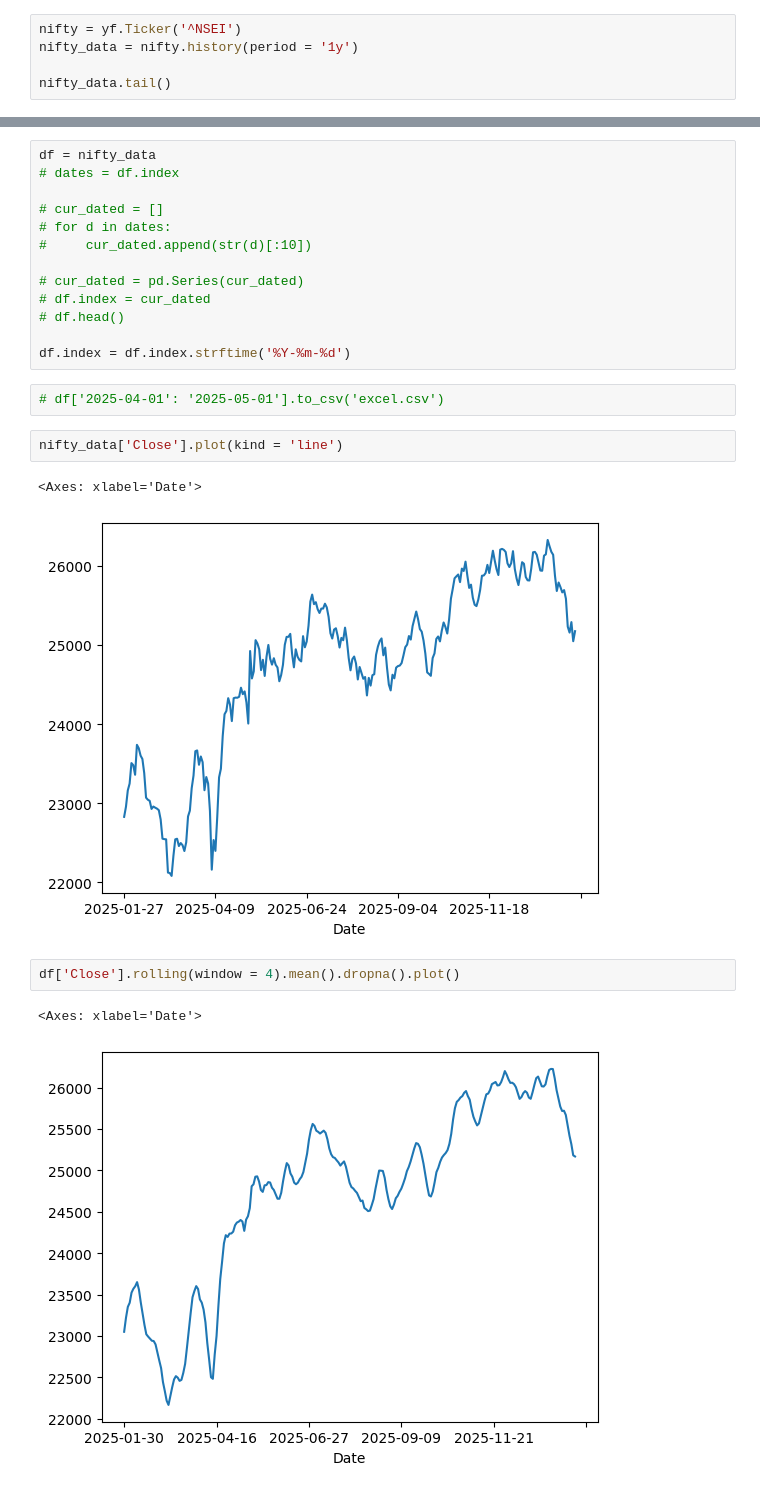
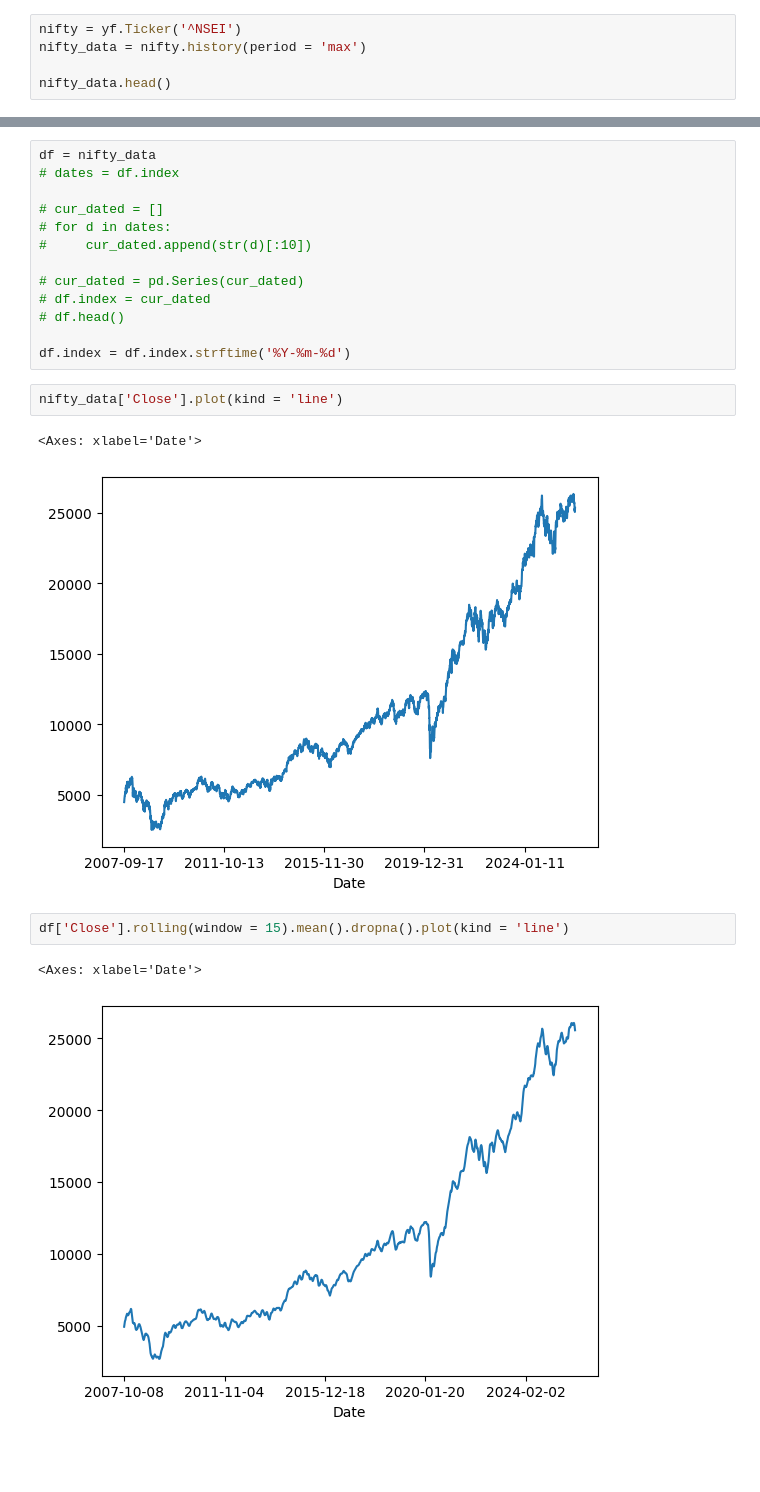
Before and after one commit to RDC28/ds-notes, a Jupyter notebook: Time Series/time_series.ipynb, the cells around one changed output, grey strips where cells are left out. Cells and saved outputs as stored; diff of their text form; blank space fills up the shorter version.

```diff
--- a/Time Series/time_series.ipynb
+++ b/Time Series/time_series.ipynb
@@ -4,9 +4,9 @@ import pandas as pd
 import yfinance as yf
 # %%
 nifty = yf.Ticker('^NSEI')
-nifty_data = nifty.history(period = '1y')
+nifty_data = nifty.history(period = 'max')
 
-nifty_data.tail()
+nifty_data.head()
 # %% [output]
 |  | Open | High | Low | Close | Volume | Dividends | Stock Splits |
 | Date |  |  |  |  |  |  |  |
@@ -32,15 +32,13 @@ df = nifty_data
 # df.head()
 
 df.index = df.index.strftime('%Y-%m-%d')
-# %%
-# df['2025-04-01': '2025-05-01'].to_csv('excel.csv')
 # %%
 nifty_data['Close'].plot(kind = 'line')
 # %% [output]
 <Axes: xlabel='Date'>
-[figure, old version]
+[figure, new version]
 # %%
-df['Close'].rolling(window = 4).mean().dropna().plot()
+df['Close'].rolling(window = 15).mean().dropna().plot(kind = 'line')
 # %% [output]
 <Axes: xlabel='Date'>
-[figure, old version]
+[figure, new version]
```
Also changed, not shown: parts of 10 cells of this notebook, 1 other file.
